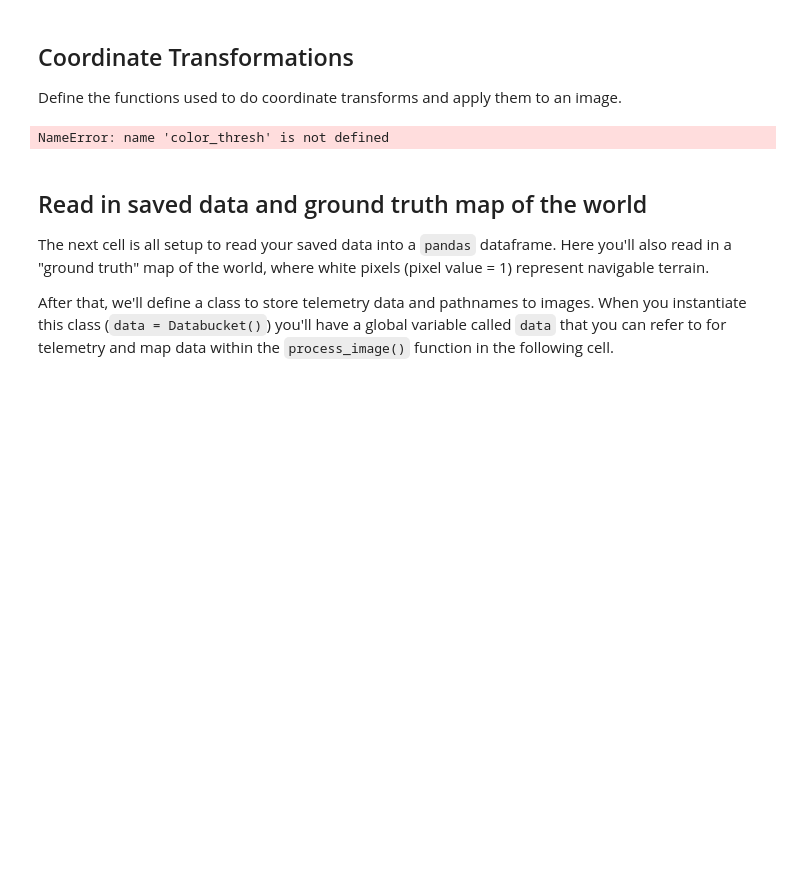
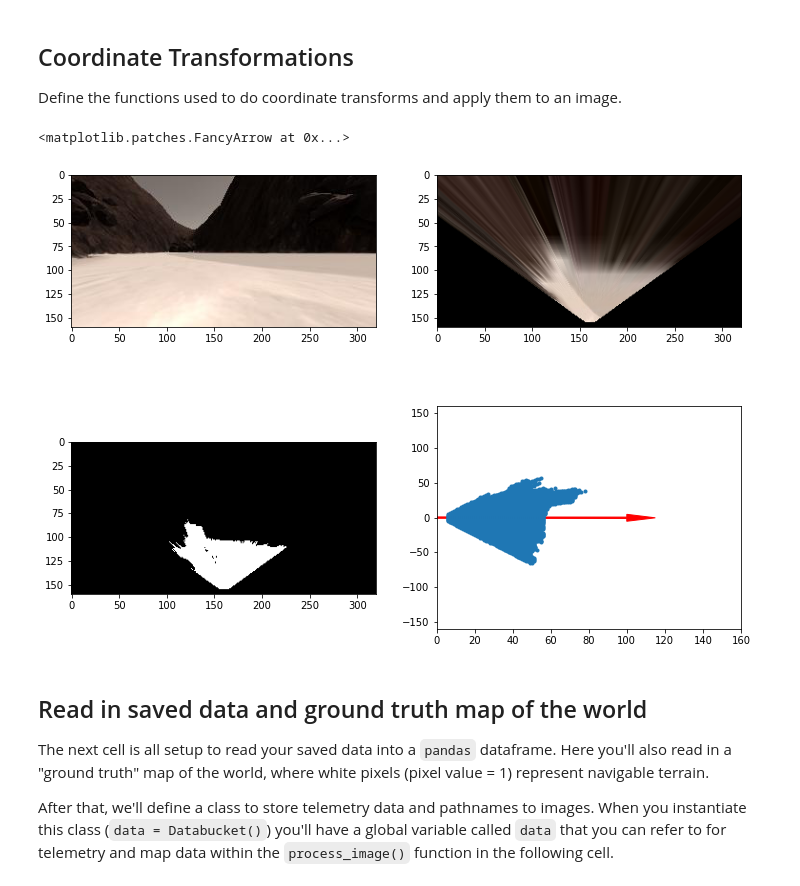
Before and after one commit to T-rex007/RoboticND-Rover-Project, a Jupyter notebook: code/Rover_Project_Test_Notebook.ipynb, the cells around one changed output. Cells and saved outputs as stored; diff of their text form; code cells hidden in the pictures; blank space fills up the shorter version.

```diff
--- a/code/Rover_Project_Test_Notebook.ipynb
+++ b/code/Rover_Project_Test_Notebook.ipynb
@@ -220,7 +208,7 @@ a[0][21][0]
 Define the functions used to do coordinate transforms and apply them to an image.
 # %%
 # Define a function to convert from image coords to rover coords
-def rover_coords(binary_img):
+def roverCoords(binary_img):
     # Identify nonzero pixels
     ypos, xpos = binary_img.nonzero()
     # Calculate pixel positions with reference to the rover position being at the
@@ -230,7 +218,7 @@ def rover_coords(binary_img):
     return x_pixel, y_pixel
 
 # Define a function to convert to radial coords in rover space
-def to_polar_coords(x_pixel, y_pixel):
+def toPolarCoords(x_pixel, y_pixel):
     # Convert (x_pixel, y_pixel) to (distance, angle)
     # in polar coordinates in rover space
     # Calculate distance to each pixel
@@ -240,7 +228,7 @@ def to_polar_coords(x_pixel, y_pixel):
     return dist, angles
 
 # Define a function to map rover space pixels to world space
-def rotate_pix(xpix, ypix, yaw):
+def rotatePix(xpix, ypix, yaw):
     # Convert yaw to radians
     #print("xpix: {}, ypix: {}, yaw: ,yaw {}".format( xpix, ypix,yaw) )
     #print(yaw)
@@ -251,7 +239,7 @@ def rotate_pix(xpix, ypix, yaw):
     # Return the result
     return xpix_rotated, ypix_rotated
 
-def translate_pix(xpix_rot, ypix_rot, xpos, ypos, scale):
+def translatePix(xpix_rot, ypix_rot, xpos, ypos, scale):
     # Apply a scaling and a translation
     xpix_translated = (xpix_rot / scale) + xpos
     ypix_translated = (ypix_rot / scale) + ypos
@@ -261,7 +249,7 @@ def translate_pix(xpix_rot, ypix_rot, xpos, ypos, scale):
 
 # Define a function to apply rotation and translation (and clipping)
 # Once you define the two functions above this function should work
-def pix_to_world(xpix, ypix, xpos, ypos, yaw, world_size, scale):
+def pixToWorld(xpix, ypix, xpos, ypos, yaw, world_size, scale):
     # Apply rotation
     xpix_rot, ypix_rot = rotate_pix(xpix, ypix, yaw)
     # Apply translation
@@ -269,38 +257,39 @@ def pix_to_world(xpix, ypix, xpos, ypos, yaw, world_size, scale):
     # Perform rotation, translation and clipping all at once
     x_pix_world = np.clip(np.int_(xpix_tran), 0, world_size - 1)
     y_pix_world = np.clip(np.int_(ypix_tran), 0, world_size - 1)
     # Return the result
     return x_pix_world, y_pix_world
 
 # Grab another random image
 idx = np.random.randint(0, len(img_list)-1)
 image = mpimg.imread(img_list[idx])
-warped = perspect_transform(image, source, destination)
-threshed = color_thresh(warped)
+warped = perspectTransform(image, source, destination)
+threshed = navigableTerrainColorThresh(warped)
 
 # Calculate pixel values in rover-centric coords and distance/angle to all pixels
-xpix, ypix = rover_coords(threshed)
-dist, angles = to_polar_coords(xpix, ypix)
+xpix, ypix = roverCoords(threshed)
+dist, angles = toPolarCoords(xpix, ypix)
 mean_dir = np.mean(angles)
 
 # Do some plotting
 fig = plt.figure(figsize=(12,9))
 plt.subplot(221)
 plt.imshow(image)
 plt.subplot(222)
 plt.imshow(warped)
 plt.subplot(223)
 plt.imshow(threshed, cmap='gray')
 plt.subplot(224)
 plt.plot(xpix, ypix, '.')
 plt.ylim(-160, 160)
 plt.xlim(0, 160)
 arrow_length = 100
 x_arrow = arrow_length * np.cos(mean_dir)
 y_arrow = arrow_length * np.sin(mean_dir)
 plt.arrow(0, 0, x_arrow, y_arrow, color='red', zorder=2, head_width=10, width=2)
 # %% [output]
-NameError: name 'color_thresh' is not defined
+<matplotlib.patches.FancyArrow at 0x...>
+[figure, added]
 # %% [markdown]
 ## Read in saved data and ground truth map of the world
 The next cell is all setup to read your saved data into a `pandas` dataframe.  Here you'll also read in a "ground truth" map of the world, where white pixels (pixel value = 1) represent navigable terrain.
```
Also changed, not shown: parts of 18 cells of this notebook.
